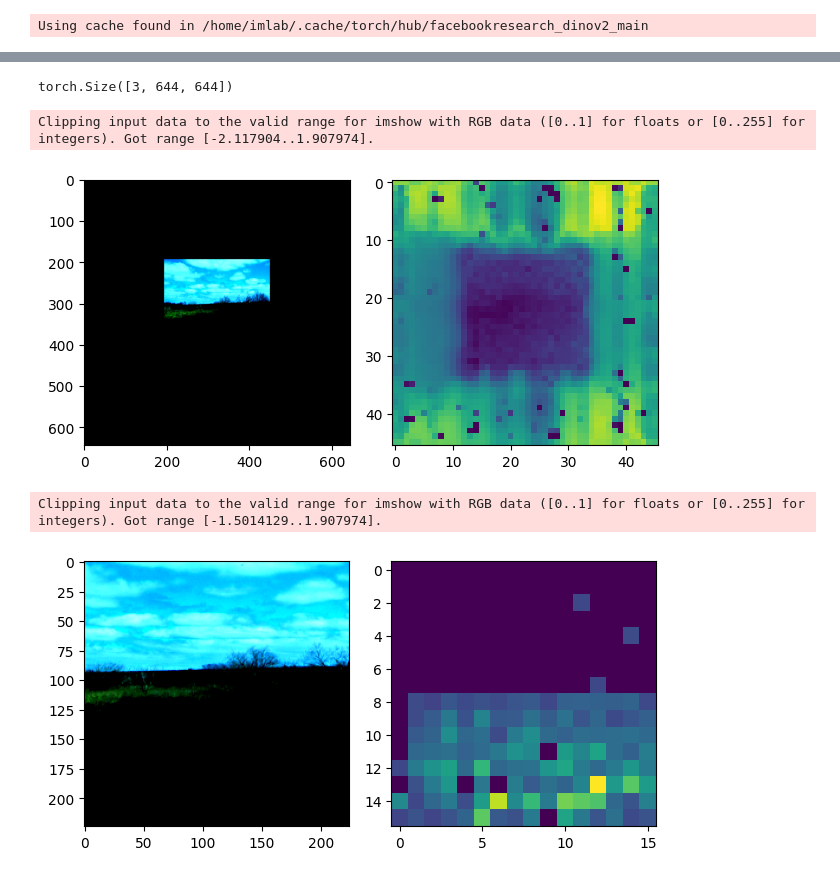
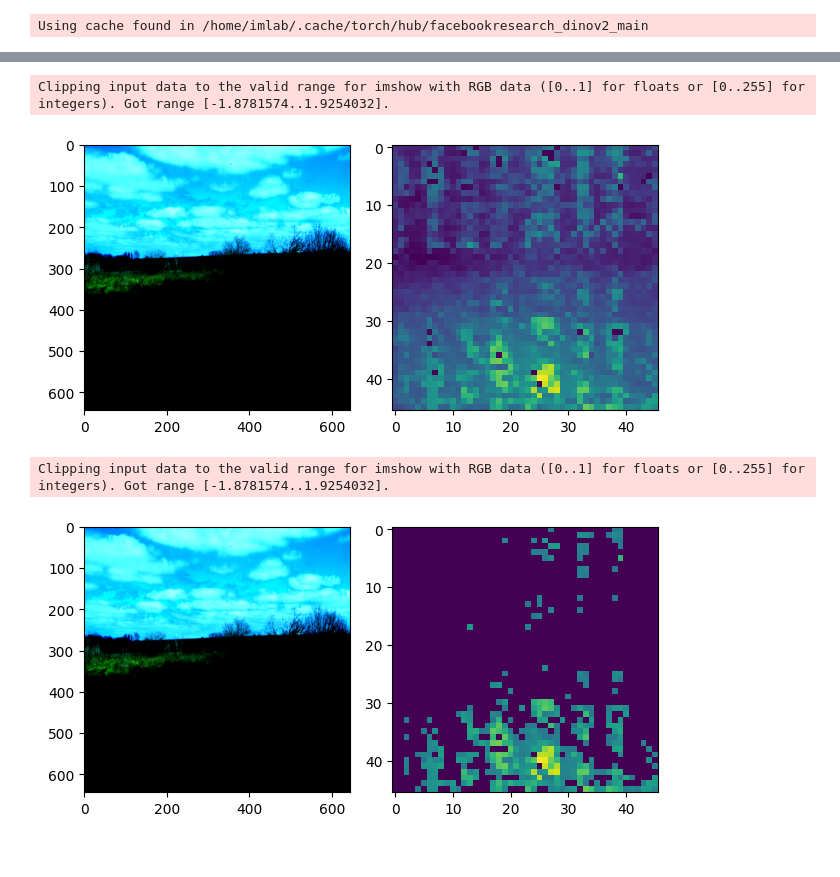
Before and after one commit to julio981007/drivable_area_research, a Jupyter notebook: dinov2.ipynb, the cells around one changed output, grey strips where cells are left out. Drawn from its saved outputs; the diff is of its cells as text; code cells hidden in the pictures.

```diff
--- a/dinov2.ipynb
+++ b/dinov2.ipynb
@@ -8,16 +8,18 @@ import matplotlib.pyplot as plt
 
 from transformers import AutoImageProcessor, AutoModel
 
-img = Image.open('/home/imlab/drivable_area_research/data/rellis/frame000000-1581623790_349.jpg').resize((644, 644))
+img = Image.open('/home/imlab/drivable_area_research/data/rellis/frame000000-1581623790_349.jpg')
 img_np = np.array(img) ## 행렬로 변환된 이미지
 
 plt.imshow(img_np) ## 행렬 이미지를 다시 이미지로 변경해 디스플레이
 plt.show() ## 이미지 인터프린터에 출력
 
-processor = AutoImageProcessor.from_pretrained('facebook/dinov2-giant', crop_size={'height':644, 'width':644})
+processor = AutoImageProcessor.from_pretrained('facebook/dinov2-giant', crop_size={'height':644, 'width':644}, size={'height':644, 'width':644})
 model = AutoModel.from_pretrained('facebook/dinov2-giant')
 
 inputs = processor(images=img_np, return_tensors="pt")
 outputs = model(**inputs)
 last_hidden_states = outputs.last_hidden_state
+
+output_size = int(inputs.pixel_values[0].shape[1]/14)
 # %% [output]
@@ -101,37 +76,33 @@ dinov2_vitg14.get_intermediate_layers
 # %%
 from numpy.linalg import norm
 
-idx = 220
+idx = 1865
 mean = dinov2_vitg14.get_intermediate_layers(inputs.pixel_values)[0][0][idx].detach().numpy()
 
 cosine_sim = np.dot(last_hidden_states[0].detach().numpy(), mean) / (norm(last_hidden_states[0].detach().numpy())*norm(mean))
-# %%
-inputs.pixel_values[0].shape
-# %% [output]
-torch.Size([3, 644, 644])
 # %%
 norm_cosine = cosine_sim/np.max(cosine_sim)
 
 plt.subplot(1,2,1)
 plt.imshow(inputs.pixel_values[0].permute(1,2,0))
 plt.subplot(1,2,2)
-plt.imshow(norm_cosine[1:].reshape((46, 46)))
+plt.imshow(norm_cosine[1:].reshape((output_size, output_size)))
 # plt.colorbar()
 plt.tight_layout()
 plt.show()
 # %% [output]
-Clipping input data to the valid range for imshow with RGB data ([0..1] for floats or [0..255] for integers). Got range [-2.117904..1.907974].
+Clipping input data to the valid range for imshow with RGB data ([0..1] for floats or [0..255] for integers). Got range [-1.8781574..1.9254032].
-[figure, old version]
+[figure, new version]
 # %%
-norm_cosine[np.where(norm_cosine<0.2)[0]] = 0
+norm_cosine[np.where(norm_cosine<0.4)[0]] = 0
 
 plt.subplot(1,2,1)
 plt.imshow(inputs.pixel_values[0].permute(1,2,0))
 plt.subplot(1,2,2)
-plt.imshow(norm_cosine[1:].reshape((16, 16)))
+plt.imshow(norm_cosine[1:].reshape((output_size, output_size)))
 # plt.colorbar()
 plt.tight_layout()
 plt.show()
 # %% [output]
-Clipping input data to the valid range for imshow with RGB data ([0..1] for floats or [0..255] for integers). Got range [-1.5014129..1.907974].
+Clipping input data to the valid range for imshow with RGB data ([0..1] for floats or [0..255] for integers). Got range [-1.8781574..1.9254032].
-[figure, old version]
+[figure, new version]
```
Also changed, not shown: parts of 8 cells of this notebook.
